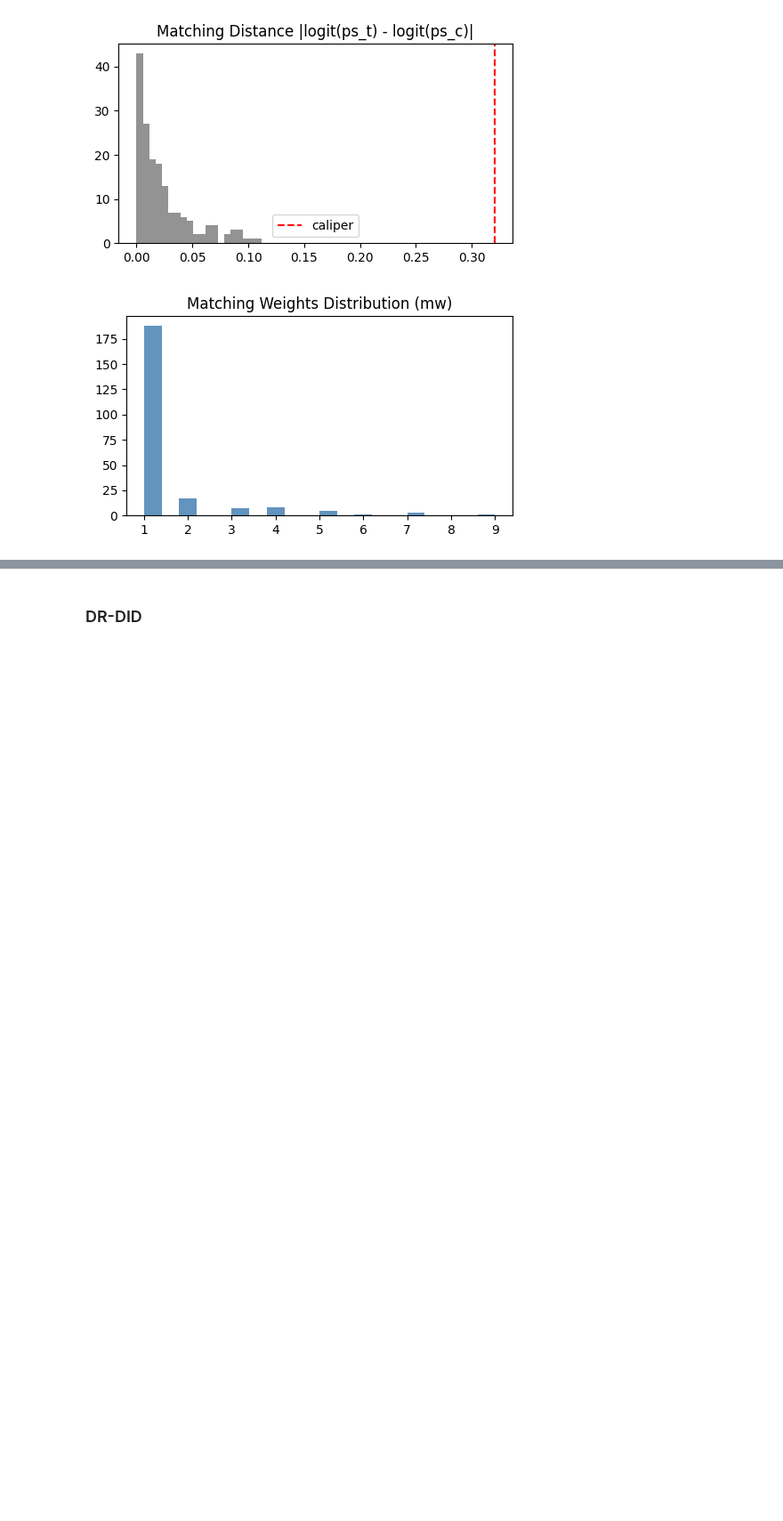
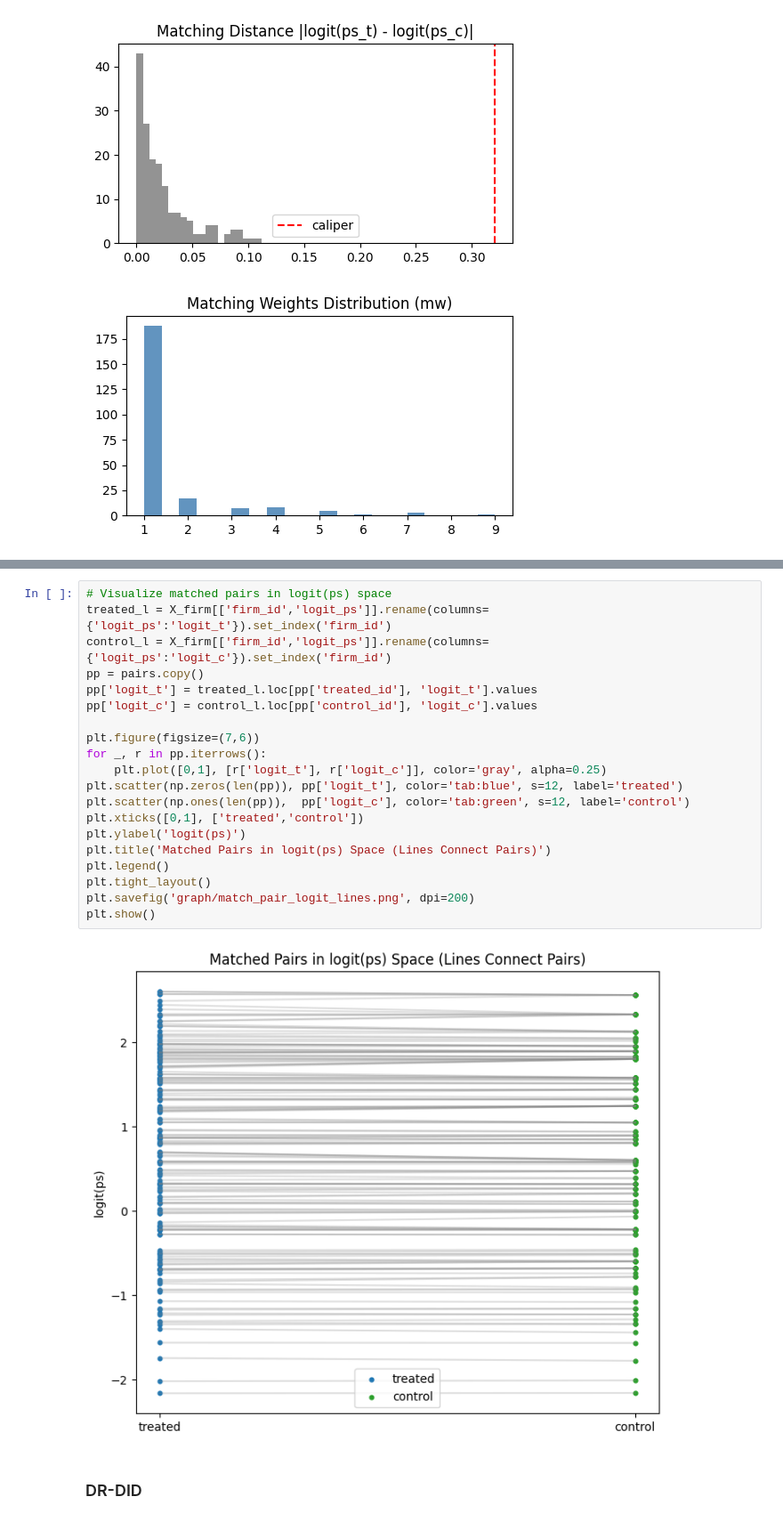
Before and after one commit to wcrisdog/small_business, a Jupyter notebook: 2_empirical_estimate_impute.ipynb, the cells around one changed output, grey strips where cells are left out. Shown at 89% size. Cells and saved outputs as stored; diff of their text form; blank space fills up the shorter version.

```diff
--- a/2_empirical_estimate_impute.ipynb
+++ b/2_empirical_estimate_impute.ipynb
@@ -513,3 +571,25 @@ Notes:
+# %%
+# Visualize matched pairs in logit(ps) space
+treated_l = X_firm[['firm_id','logit_ps']].rename(columns={'logit_ps':'logit_t'}).set_index('firm_id')
+control_l = X_firm[['firm_id','logit_ps']].rename(columns={'logit_ps':'logit_c'}).set_index('firm_id')
+pp = pairs.copy()
+pp['logit_t'] = treated_l.loc[pp['treated_id'], 'logit_t'].values
+pp['logit_c'] = control_l.loc[pp['control_id'], 'logit_c'].values
+
+plt.figure(figsize=(7,6))
+for _, r in pp.iterrows():
+    plt.plot([0,1], [r['logit_t'], r['logit_c']], color='gray', alpha=0.25)
+plt.scatter(np.zeros(len(pp)), pp['logit_t'], color='tab:blue', s=12, label='treated')
+plt.scatter(np.ones(len(pp)),  pp['logit_c'], color='tab:green', s=12, label='control')
+plt.xticks([0,1], ['treated','control'])
+plt.ylabel('logit(ps)')
+plt.title('Matched Pairs in logit(ps) Space (Lines Connect Pairs)')
+plt.legend()
+plt.tight_layout()
+plt.savefig('graph/match_pair_logit_lines.png', dpi=200)
+plt.show()
+# %% [output]
+[figure, added]
 # %% [markdown]
 ### DR-DID
 # %%
```
Also changed, not shown: parts of 7 cells of this notebook, 7 other files.
